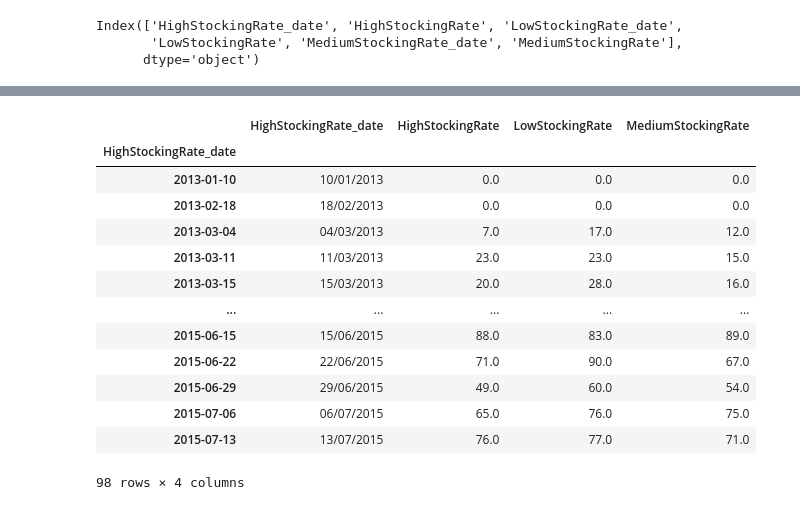
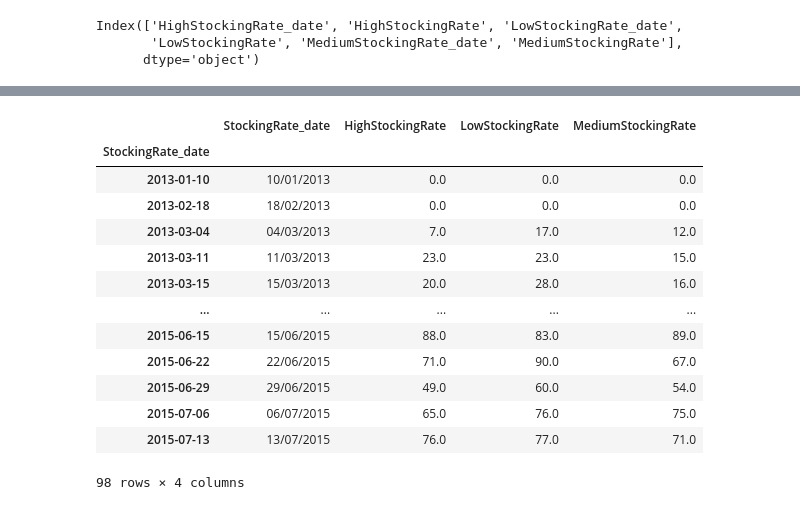
Before and after one commit to Elsie0201/FarmStockingRate, a Jupyter notebook: stockingrate.ipynb, the cells around one changed output, grey strips where cells are left out. Drawn from its saved outputs; the diff is of its cells as text; code cells hidden in the pictures.

```diff
--- a/stockingrate.ipynb
+++ b/stockingrate.ipynb
@@ -78,21 +106,20 @@ df.head()
 # %%
-# Convert date date to time index by pd.to_datetime()
-df.set_index(pd.to_datetime(df["HighStockingRate_date"], format='%d/%m/%Y'), inplace= True)
+# 处理日期 把日期作为索引
+df.set_index(pd.to_datetime(df['StockingRate_date'],format='%d/%m/%Y'),inplace=True)
+df
+# %% [output]
+|  | StockingRate_date | HighStockingRate | LowStockingRate | MediumStockingRate |
+| StockingRate_date |  |  |  |  |
+| 2013-01-10 | 10/01/2013 | 0.0 | 0.0 | 0.0 |
+| 2013-02-18 | 18/02/2013 | 0.0 | 0.0 | 0.0 |
+| 2013-03-04 | 04/03/2013 | 7.0 | 17.0 | 12.0 |
+| 2013-03-11 | 11/03/2013 | 23.0 | 23.0 | 15.0 |
+| 2013-03-15 | 15/03/2013 | 20.0 | 28.0 | 16.0 |
+| ... | ... | ... | ... | ... |
+| 2015-06-15 | 15/06/2015 | 88.0 | 83.0 | 89.0 |
+| 2015-06-22 | 22/06/2015 | 71.0 | 90.0 | 67.0 |
+| 2015-06-29 | 29/06/2015 | 49.0 | 60.0 | 54.0 |
+| 2015-07-06 | 06/07/2015 | 65.0 | 76.0 | 75.0 |
+| 2015-07-13 | 13/07/2015 | 76.0 | 77.0 | 71.0 |
+98 rows × 4 columns
-# %%
-df
-# %% [output]
-|  | HighStockingRate_date | HighStockingRate | LowStockingRate | MediumStockingRate |
-| HighStockingRate_date |  |  |  |  |
-| 2013-01-10 | 10/01/2013 | 0.0 | 0.0 | 0.0 |
-| 2013-02-18 | 18/02/2013 | 0.0 | 0.0 | 0.0 |
-| 2013-03-04 | 04/03/2013 | 7.0 | 17.0 | 12.0 |
-| 2013-03-11 | 11/03/2013 | 23.0 | 23.0 | 15.0 |
-| 2013-03-15 | 15/03/2013 | 20.0 | 28.0 | 16.0 |
-| ... | ... | ... | ... | ... |
-| 2015-06-15 | 15/06/2015 | 88.0 | 83.0 | 89.0 |
-| 2015-06-22 | 22/06/2015 | 71.0 | 90.0 | 67.0 |
-| 2015-06-29 | 29/06/2015 | 49.0 | 60.0 | 54.0 |
-| 2015-07-06 | 06/07/2015 | 65.0 | 76.0 | 75.0 |
-| 2015-07-13 | 13/07/2015 | 76.0 | 77.0 | 71.0 |
-98 rows × 4 columns
 # %%
```
Also changed, not shown: parts of 14 cells of this notebook.
